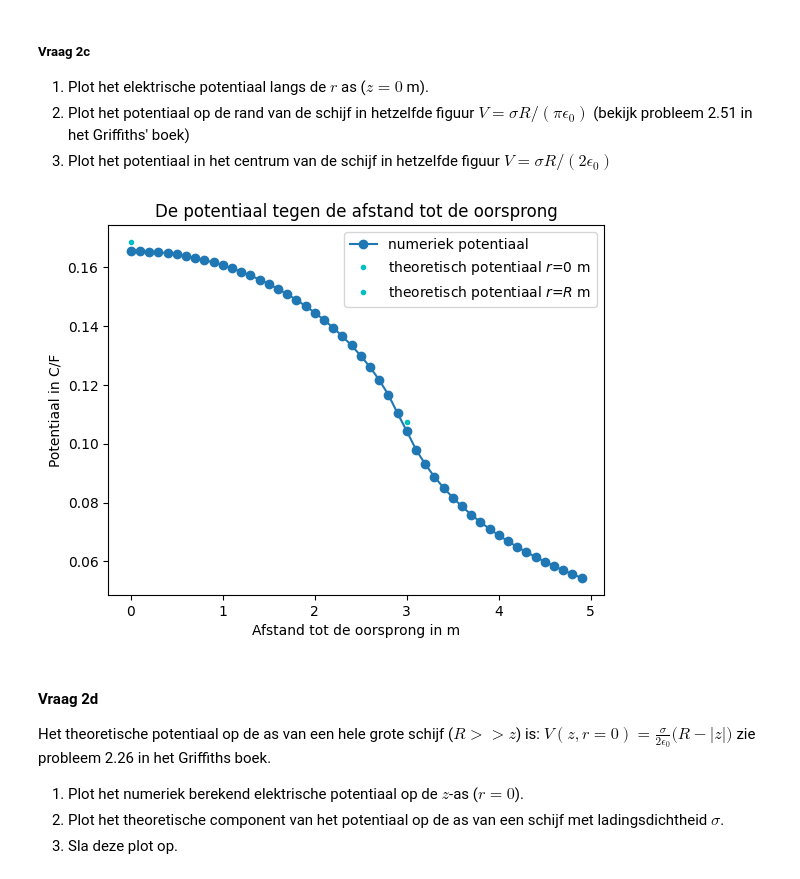
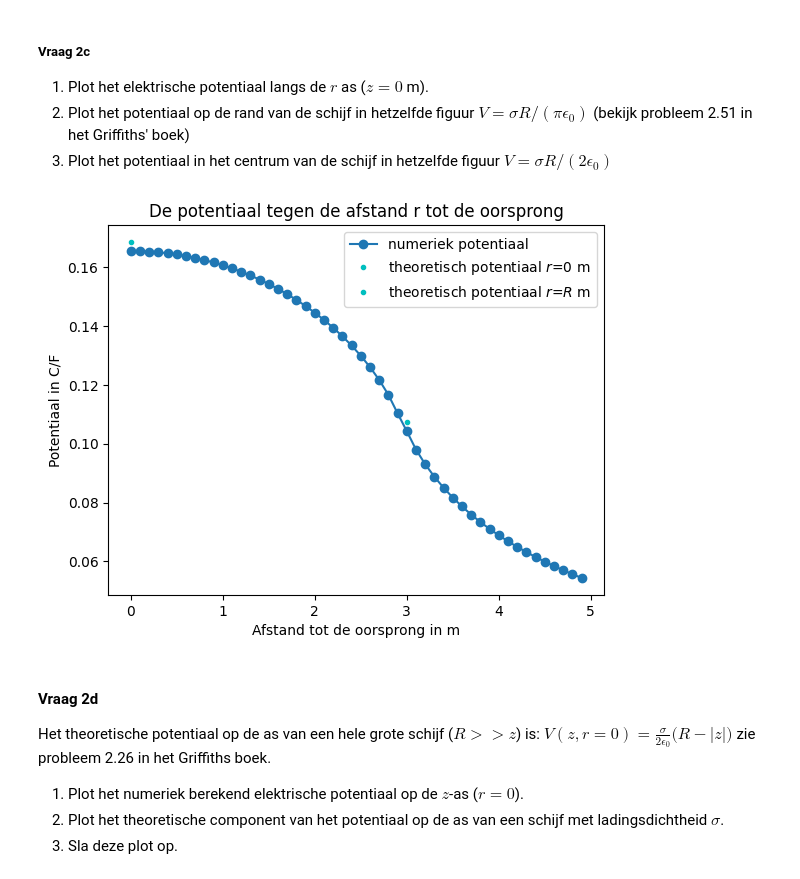
Before and after one commit to tdrvs/opdrachten-DEF-D, a Jupyter notebook: DigitaleOntwerpopdrachten/1CondensatorOpdracht/CondensatorOntwerpopdracht.ipynb, the cells around one changed output. Drawn from its saved outputs; the diff is of its cells as text; code cells hidden in the pictures.

```diff
--- a/DigitaleOntwerpopdrachten/1CondensatorOpdracht/CondensatorOntwerpopdracht.ipynb
+++ b/DigitaleOntwerpopdrachten/1CondensatorOpdracht/CondensatorOntwerpopdracht.ipynb
@@ -242,21 +242,21 @@ De ladingsdichtheid sigma = 9.95e-13 C/m^2
 # %%
 # Vul deze code aan zodat deze vraag 2.3 beantwoord.
 idx_z_zero = np.where(abs(z) < 1e-10)[0]
 
 V_0 = (sigma(schijfLading,schijfOpp)*disk_radius)/(2*epsilon0) # potentiaal op r = 0
 V_R =  (sigma(schijfLading,schijfOpp)*disk_radius)/(np.pi*epsilon0)# potentiaal op de straal van de schijf
 r_R =  disk_radius  # straal van de schijf
 
-plt.title(f"De potentiaal tegen de afstand tot de oorsprong")
+plt.title(f"De potentiaal tegen de afstand r tot de oorsprong")
 plt.plot(r, V[50], "o-", label="numeriek potentiaal")
 plt.plot(0, V_0, "c.", label="theoretisch potentiaal $r$=0 m")
 plt.plot(r_R, V_R, "c.", label="theoretisch potentiaal $r$=$R$ m")
 plt.legend()
 plt.xlabel("Afstand tot de oorsprong in m")
 plt.ylabel("Potentiaal in C/F")
 plt.show()
 # %% [output]
-[figure, old version]
+[figure, new version]
 # %% [markdown]
 #### Vraag 2d
 
```
Also changed, not shown: parts of 9 cells of this notebook, 2 other files.
